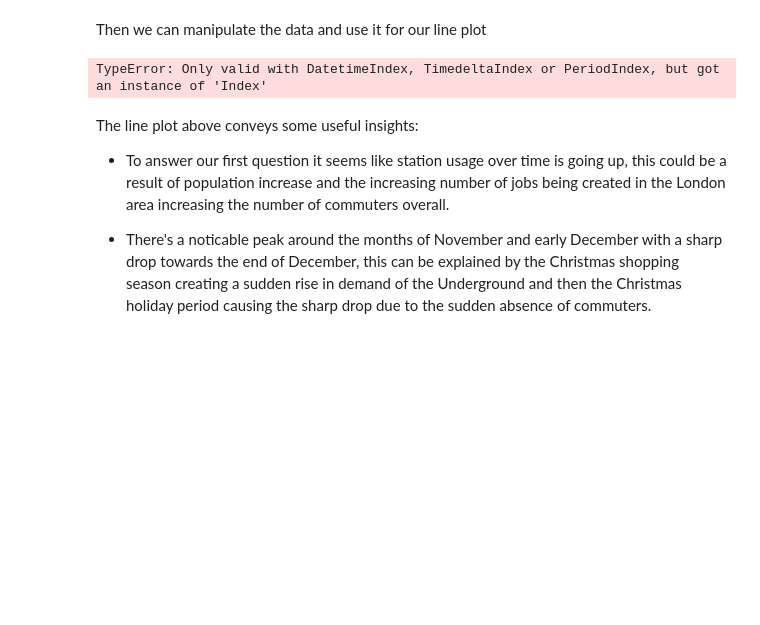
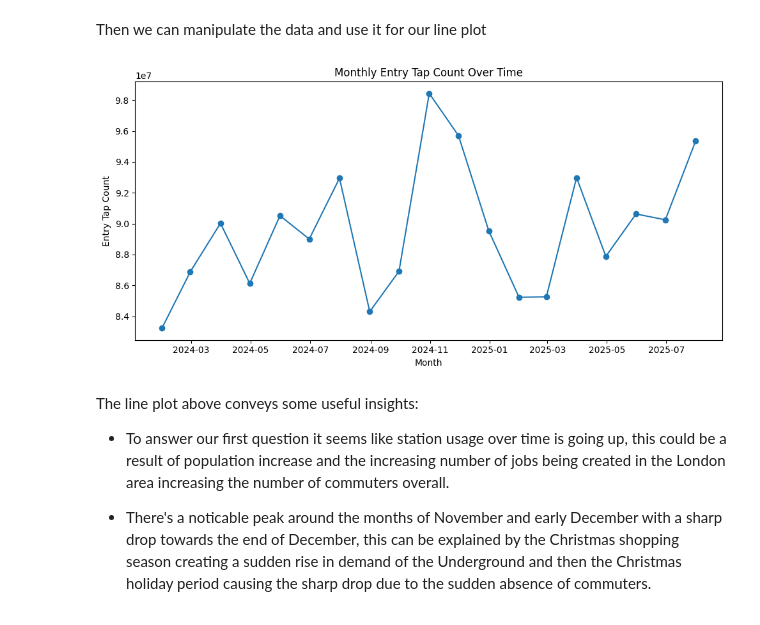
Before and after one commit to J-Bicheno/London-Underground-Analysis, a Jupyter notebook: jupyter_notebooks/Data_Visualisation.ipynb, the cells around one changed output. Drawn from its saved outputs; the diff is of its cells as text; code cells hidden in the pictures; blank space fills up the shorter version.

```diff
--- a/jupyter_notebooks/Data_Visualisation.ipynb
+++ b/jupyter_notebooks/Data_Visualisation.ipynb
@@ -73,21 +73,22 @@ underground_df.head()
 Then we can manipulate the data and use it for our line plot
 # %%
 # Grouping the data by month and summing the EntryTapCount
+underground_df['TravelDate'] = pd.to_datetime(underground_df['TravelDate'])
 monthly = underground_df.groupby(pd.Grouper(key='TravelDate', freq='M'))['EntryTapCount'].sum()
 
 # Removing the last month if it is incomplete
 monthly = monthly.iloc[:-1]
 
 # Plotting the monthly entry tap count
 plt.figure(figsize=(10, 5))
 plt.plot(monthly.index, monthly.values, marker='o')
 plt.xlabel('Month')
 plt.ylabel('Entry Tap Count')
 plt.title('Monthly Entry Tap Count Over Time')
 plt.tight_layout()
 plt.show()
 # %% [output]
-TypeError: Only valid with DatetimeIndex, TimedeltaIndex or PeriodIndex, but got an instance of 'Index'
+[figure, added]
 # %% [markdown]
 The line plot above conveys some useful insights:
 * To answer our first question it seems like station usage over time is going up, this could be a result of population increase and the increasing number of jobs being created in the London area increasing the number of commuters overall.
```
Also changed, not shown: parts of 10 cells of this notebook.
